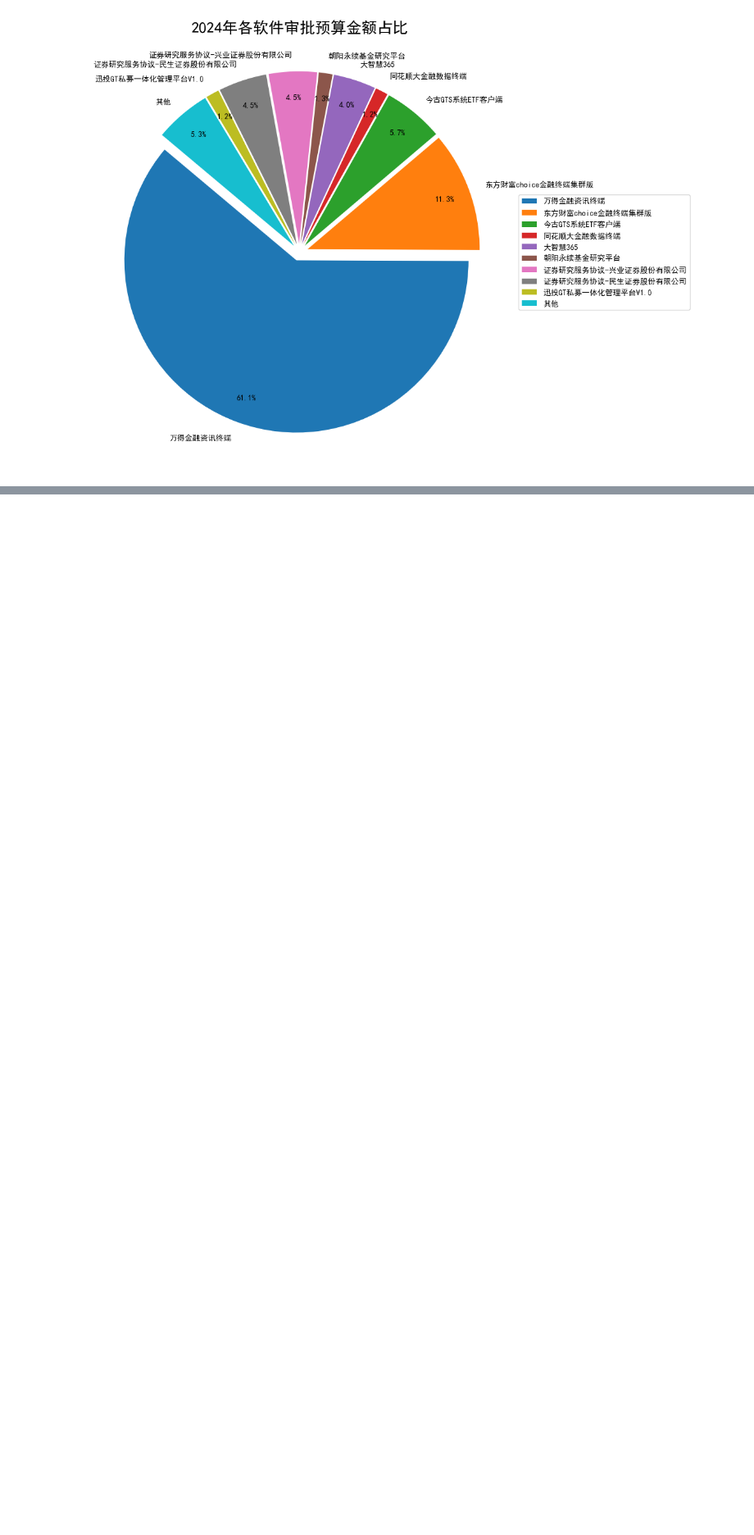
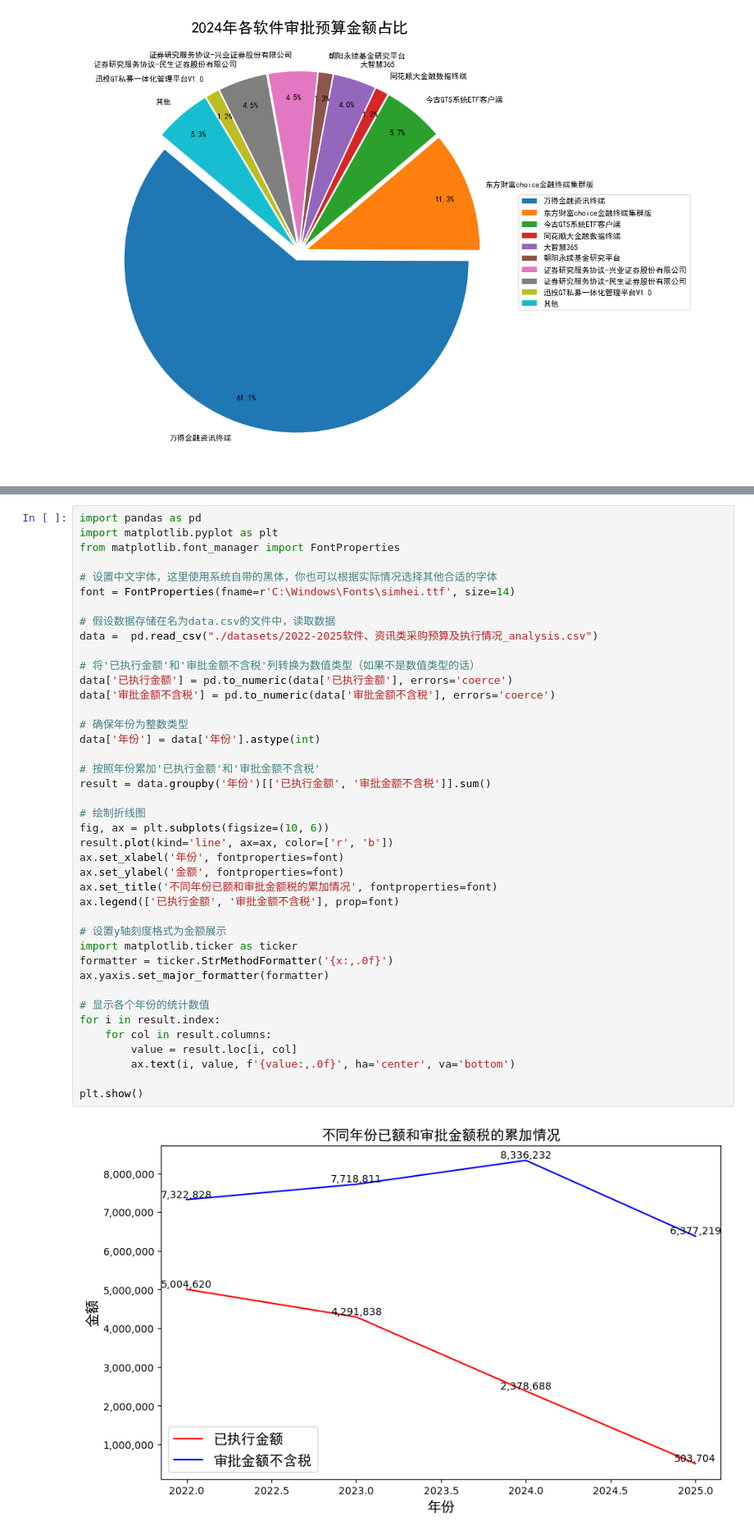
Before and after one commit to Inspritionzzz/jupyter, a Jupyter notebook: 分支机构数据采购数据分析.ipynb, the cells around one changed output, grey strips where cells are left out. Shown at 82% size. Drawn from its saved outputs; the diff is of its cells as text; blank space fills up the shorter version.

```diff
--- a/分支机构数据采购数据分析.ipynb
+++ b/分支机构数据采购数据分析.ipynb
@@ -315,0 +357,43 @@ plt.show()
+# %%
+import pandas as pd
+import matplotlib.pyplot as plt
+from matplotlib.font_manager import FontProperties
+
+# 设置中文字体，这里使用系统自带的黑体，你也可以根据实际情况选择其他合适的字体
+font = FontProperties(fname=r'C:\Windows\Fonts\simhei.ttf', size=14)
+
+# 假设数据存储在名为data.csv的文件中，读取数据
+data =  pd.read_csv("./datasets/2022-2025软件、资讯类采购预算及执行情况_analysis.csv")
+
+# 将'已执行金额'和'审批金额不含税'列转换为数值类型（如果不是数值类型的话）
+data['已执行金额'] = pd.to_numeric(data['已执行金额'], errors='coerce')
+data['审批金额不含税'] = pd.to_numeric(data['审批金额不含税'], errors='coerce')
+
+# 确保年份为整数类型
+data['年份'] = data['年份'].astype(int)
+
+# 按照年份累加'已执行金额'和'审批金额不含税'
+result = data.groupby('年份')[['已执行金额', '审批金额不含税']].sum()
+
+# 绘制折线图
+fig, ax = plt.subplots(figsize=(10, 6))
+result.plot(kind='line', ax=ax, color=['r', 'b'])
+ax.set_xlabel('年份', fontproperties=font)
+ax.set_ylabel('金额', fontproperties=font)
+ax.set_title('不同年份已额和审批金额税的累加情况', fontproperties=font)
+ax.legend(['已执行金额', '审批金额不含税'], prop=font)
+
+# 设置y轴刻度格式为金额展示
+import matplotlib.ticker as ticker
+formatter = ticker.StrMethodFormatter('{x:,.0f}')
+ax.yaxis.set_major_formatter(formatter)
+
+# 显示各个年份的统计数值
+for i in result.index:
+    for col in result.columns:
+        value = result.loc[i, col]
+        ax.text(i, value, f'{value:,.0f}', ha='center', va='bottom')
+
+plt.show()
+# %% [output]
+[figure, added]
```
Also changed, not shown: parts of 2 cells of this notebook, 6 other files.
